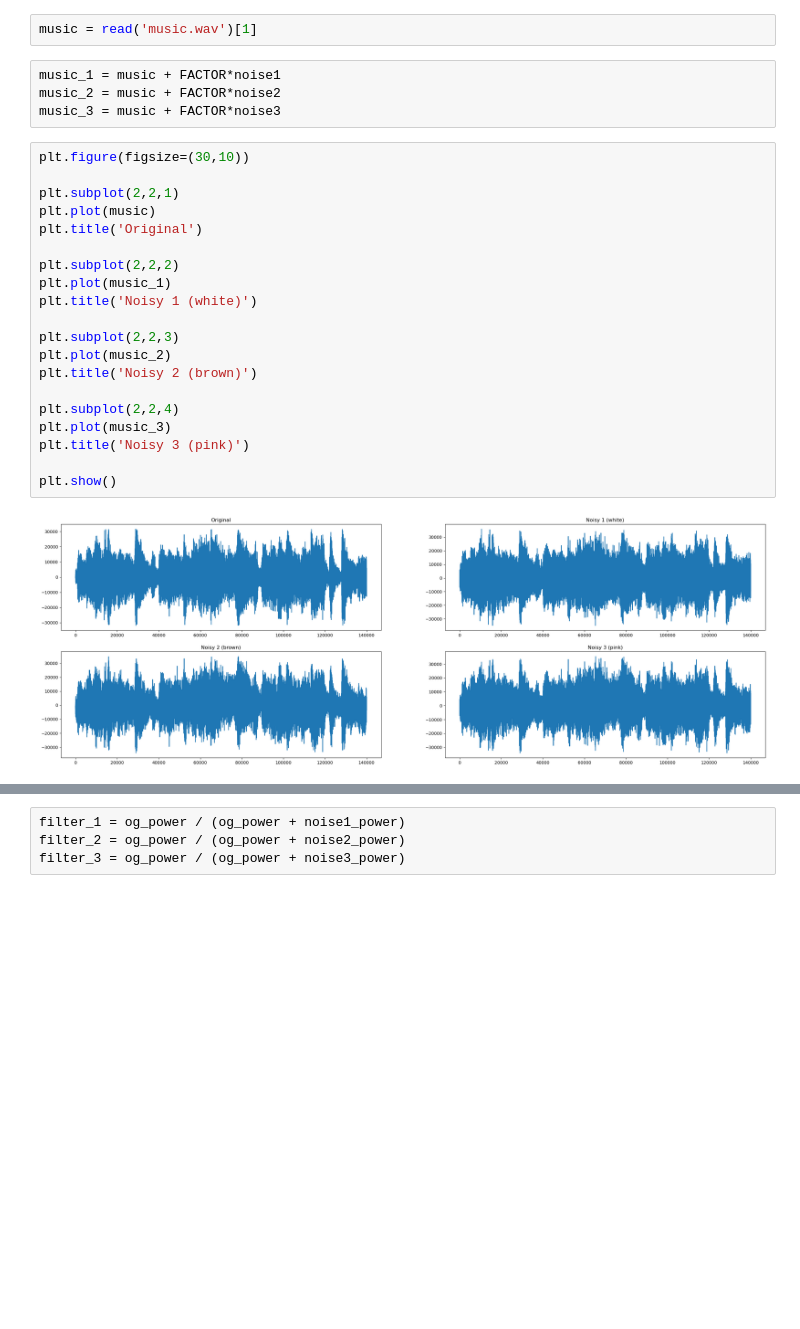
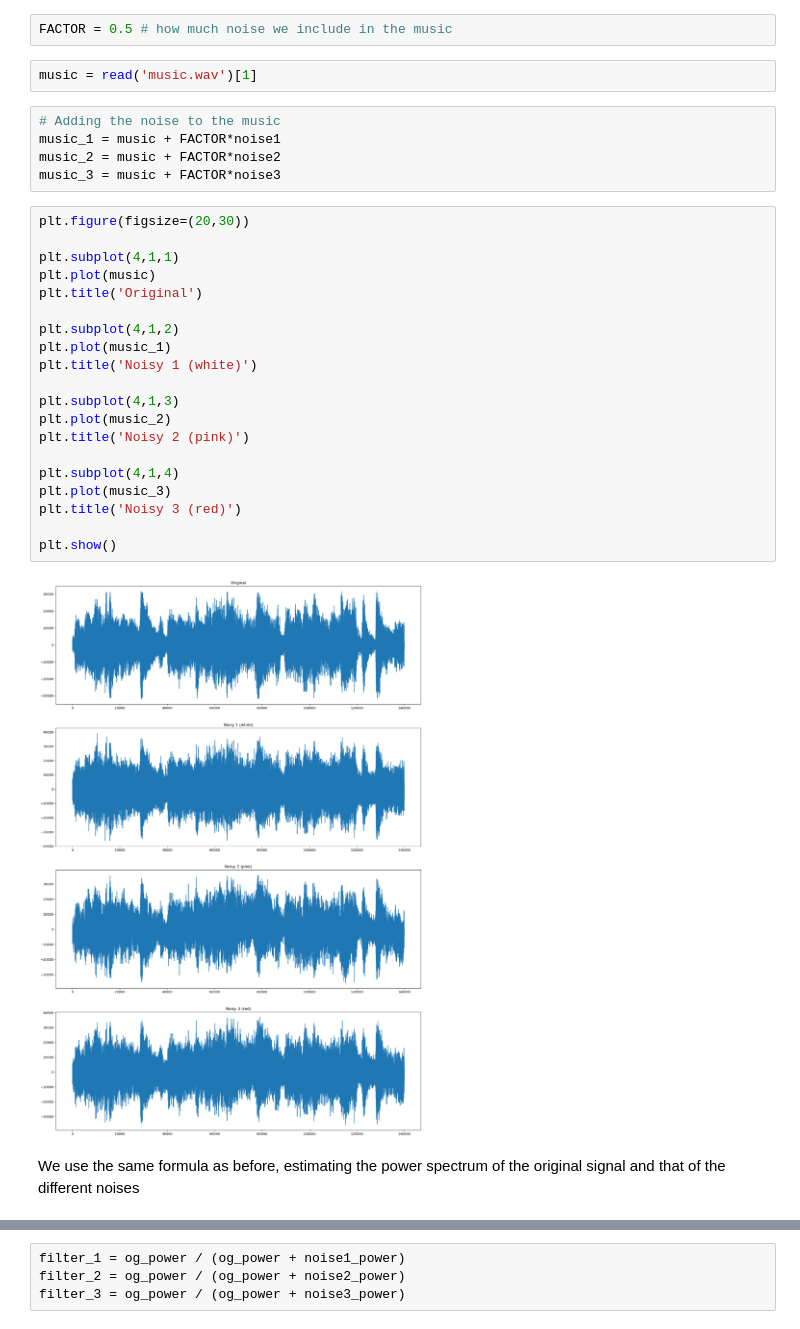
Before and after one commit to diegotg2000/SignalProcessing, a Jupyter notebook: H3/solution.ipynb, the cells around one changed output, grey strips where cells are left out. Cells and saved outputs as stored; diff of their text form; blank space fills up the shorter version.

```diff
--- a/H3/solution.ipynb
+++ b/H3/solution.ipynb
@@ -179,28 +189,33 @@ FACTOR = 0.4
+# %%
+FACTOR = 0.5 # how much noise we include in the music
 # %%
 music = read('music.wav')[1]
 # %%
+# Adding the noise to the music
 music_1 = music + FACTOR*noise1
 music_2 = music + FACTOR*noise2
 music_3 = music + FACTOR*noise3
 # %%
-plt.figure(figsize=(30,10))
+plt.figure(figsize=(20,30))
 
-plt.subplot(2,2,1)
+plt.subplot(4,1,1)
 plt.plot(music)
 plt.title('Original')
 
-plt.subplot(2,2,2)
+plt.subplot(4,1,2)
 plt.plot(music_1)
 plt.title('Noisy 1 (white)')
 
-plt.subplot(2,2,3)
+plt.subplot(4,1,3)
 plt.plot(music_2)
-plt.title('Noisy 2 (brown)')
+plt.title('Noisy 2 (pink)')
 
-plt.subplot(2,2,4)
+plt.subplot(4,1,4)
 plt.plot(music_3)
-plt.title('Noisy 3 (pink)')
+plt.title('Noisy 3 (red)')
 
 plt.show()
 # %% [output]
-[figure, old version]
+[figure, new version]
+# %% [markdown]
+We use the same formula as before, estimating the power spectrum of the original signal and that of the different noises
```
Also changed, not shown: parts of 18 cells of this notebook.
